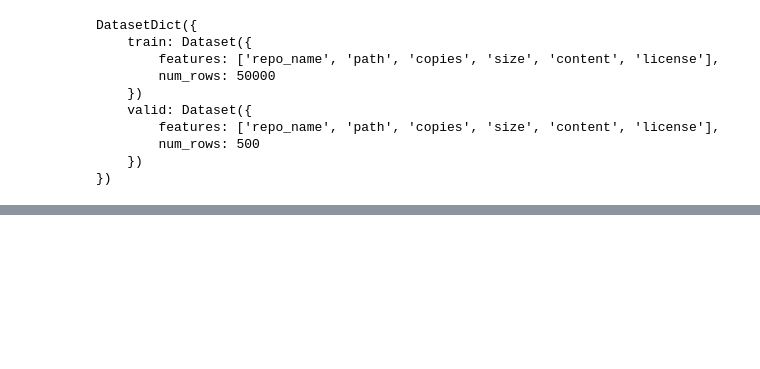
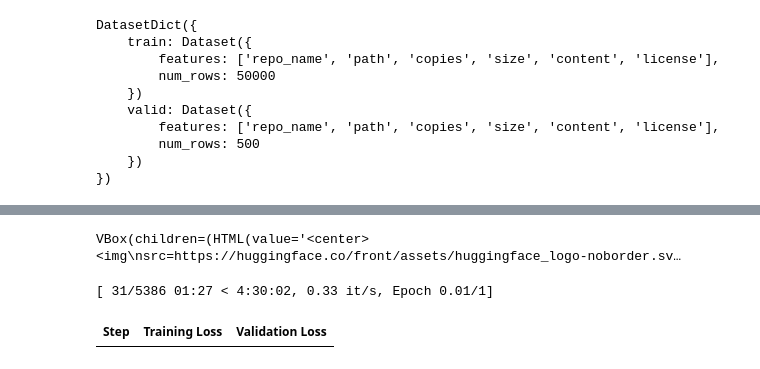
Before and after one commit to linqus/nlp-huggingface, a Jupyter notebook: notebooks/unit7/nlp_7_6.ipynb, the cells around one changed output, grey strips where cells are left out. Saved outputs shown, nothing was run; the diff lists cells and outputs as text; code cells hidden in the pictures; blank space fills up the shorter version.

```diff
--- a/notebooks/unit7/nlp_7_6.ipynb
+++ b/notebooks/unit7/nlp_7_6.ipynb
@@ -174,3 +139,3 @@ DatasetDict({
 # %%
-tokenized_dataset = raw_datasets.map(tokenize, batched=True, remove_columns=raw_datasets['train'].column_names)
-tokenized_dataset
+tokenized_datasets = raw_datasets.map(tokenize, batched=True, remove_columns=raw_datasets['train'].column_names)
+tokenized_datasets
@@ -176,0 +166,6 @@ tokenized_dataset
+# %%
+from transformers import GPT2LMHeadModel
+
+model = GPT2LMHeadModel(config)
+model_size = sum(t.numel() for t in model.parameters())
+print(f"GPT-2 size: {model_size/1000**2:.1f}M parameters")
@@ -176,0 +174,4 @@ tokenized_dataset
+# %%
+from transformers import DataCollatorForLanguageModeling
+
+data_collator = DataCollatorForLanguageModeling(tokenizer, mlm=False)
@@ -176,0 +187,40 @@ tokenized_dataset
+# %%
+from huggingface_hub import notebook_login
+
+notebook_login()
+# %% [output]
+VBox(children=(HTML(value='<center> <img\nsrc=https://huggingface.co/front/assets/huggingface_logo-noborder.sv…
+# %%
+from transformers import Trainer, TrainingArguments
+
+args = TrainingArguments(
+    output_dir="codeparrot-ds",
+    per_device_train_batch_size=32,
+    per_device_eval_batch_size=32,
+    evaluation_strategy="steps",
+    eval_steps=5_000,
+    logging_steps=5_000,
+    gradient_accumulation_steps=8,
+    num_train_epochs=1,
+    weight_decay=0.1,
+    warmup_steps=1_000,
+    lr_scheduler_type="cosine",
+    learning_rate=5e-4,
+    save_steps=5_000,
+    fp16=True,
+    push_to_hub=True,
+)
+
+trainer = Trainer(
+    model=model,
+    tokenizer=tokenizer,
+    args=args,
+    data_collator=data_collator,
+    train_dataset=tokenized_datasets["train"],
+    eval_dataset=tokenized_datasets["valid"],
+)
+# %%
+trainer.train()
+# %% [output]
+[ 31/5386 01:27 < 4:30:02, 0.33 it/s, Epoch 0.01/1]
+| Step | Training Loss | Validation Loss |
```
Also changed, not shown: parts of 14 cells of this notebook.
